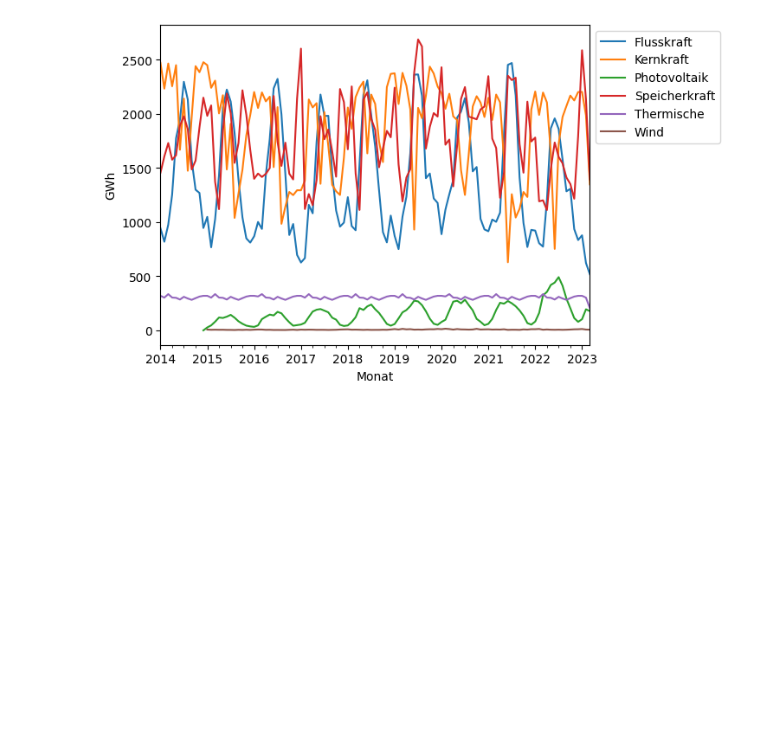
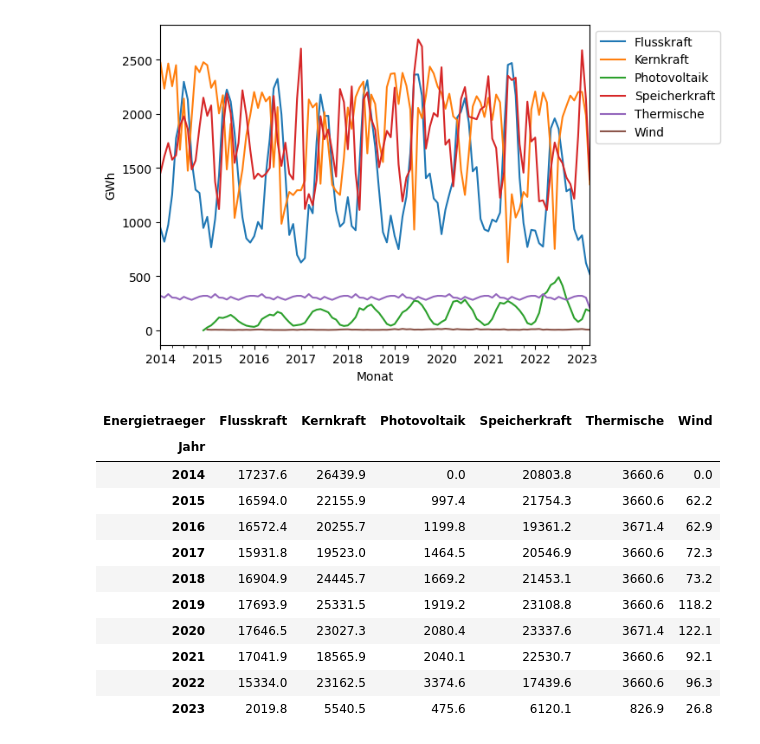
Before and after one commit to tkilla77/ksr_talit_hackathon, a Jupyter notebook: notebooks/statistics.ipynb, the cells around one changed output. Saved outputs shown, nothing was run; the diff lists cells and outputs as text; code cells hidden in the pictures; blank space fills up the shorter version.

```diff
--- a/notebooks/statistics.ipynb
+++ b/notebooks/statistics.ipynb
@@ -124,3 +124,23 @@ energy_table.plot.line().legend(bbox_to_anchor=(1,1)).axes.set_ylabel("GWh")
 # %% [output]
 Text(0, 0.5, 'GWh')
 [figure]
+# %%
+# Same thing with yearly values
+energy_table['Jahr'] = energy_table.index.year
+energy_table
+
+energy_year = energy_table.groupby('Jahr').sum()
+energy_year
+# %% [output]
+| Energietraeger | Flusskraft | Kernkraft | Photovoltaik | Speicherkraft | Thermische | Wind |
+| Jahr |  |  |  |  |  |  |
+| 2014 | 17237.6 | 26439.9 | 0.0 | 20803.8 | 3660.6 | 0.0 |
+| 2015 | 16594.0 | 22155.9 | 997.4 | 21754.3 | 3660.6 | 62.2 |
+| 2016 | 16572.4 | 20255.7 | 1199.8 | 19361.2 | 3671.4 | 62.9 |
+| 2017 | 15931.8 | 19523.0 | 1464.5 | 20546.9 | 3660.6 | 72.3 |
+| 2018 | 16904.9 | 24445.7 | 1669.2 | 21453.1 | 3660.6 | 73.2 |
+| 2019 | 17693.9 | 25331.5 | 1919.2 | 23108.8 | 3660.6 | 118.2 |
+| 2020 | 17646.5 | 23027.3 | 2080.4 | 23337.6 | 3671.4 | 122.1 |
+| 2021 | 17041.9 | 18565.9 | 2040.1 | 22530.7 | 3660.6 | 92.1 |
+| 2022 | 15334.0 | 23162.5 | 3374.6 | 17439.6 | 3660.6 | 96.3 |
+| 2023 | 2019.8 | 5540.5 | 475.6 | 6120.1 | 826.9 | 26.8 |
```
Also changed, not shown: parts of 2 cells of this notebook.
